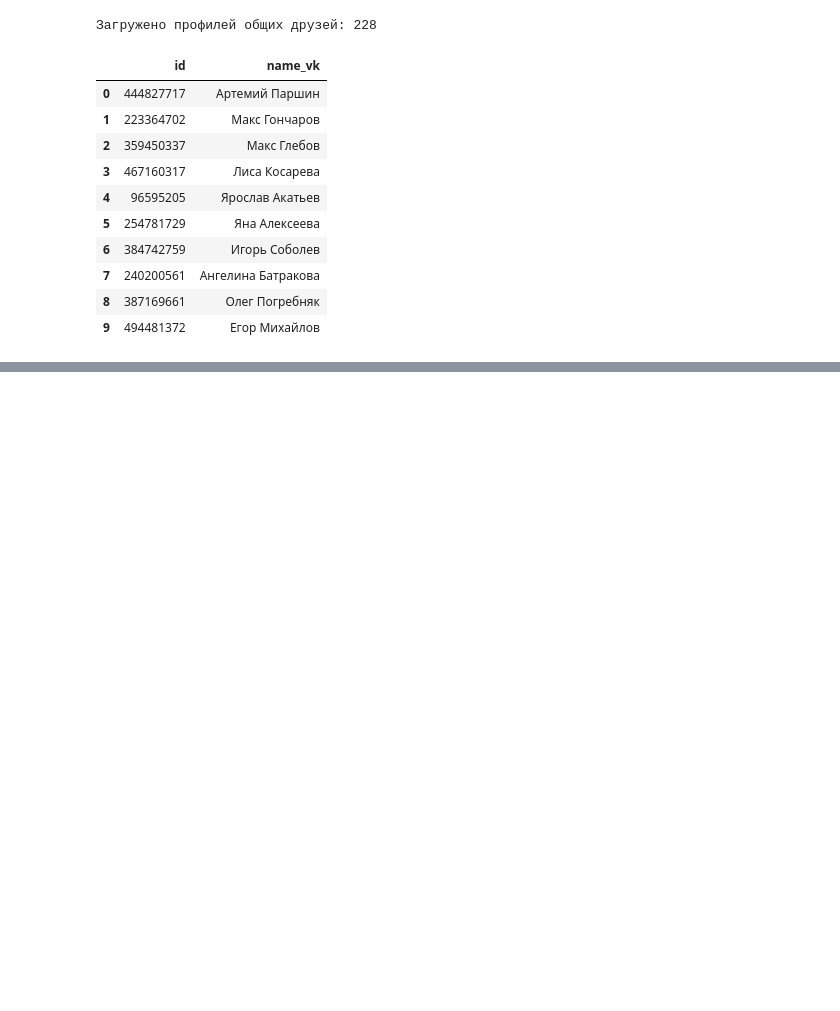
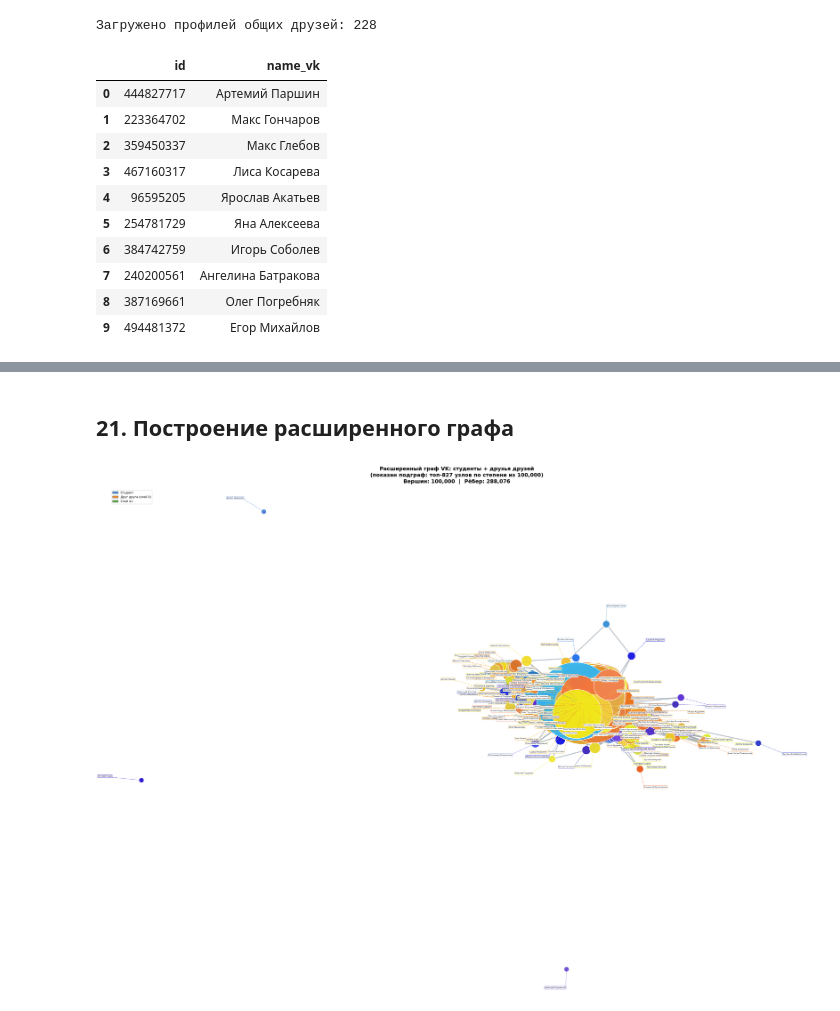
Before and after one commit to Rudnev911/ml_task_vk, a Jupyter notebook: vk_centrality_analysis.ipynb, the cells around one changed output, grey strips where cells are left out. Drawn from its saved outputs; the diff is of its cells as text; code cells hidden in the pictures; blank space fills up the shorter version.

```diff
--- a/vk_centrality_analysis.ipynb
+++ b/vk_centrality_analysis.ipynb
@@ -1094,3 +1176,5 @@ display(ext_df.head(50))
+# %% [markdown]
+## 21. Построение расширенного графа
 # %%
 plt.rcParams["figure.dpi"] = 130
 
@@ -1140,7 +1224,7 @@ degrees_ext = dict(G_viz.degree())
 node_sizes_ext = [350 + 180 * degrees_ext[n] for n in nodes_ext]
 
 nx.draw_networkx_edges(G_viz, pos_ext, ax=ax,
-                       edge_color="#9AA4B2", width=0.9, alpha=0.28)
+                       edge_color="#9AA4B2", width=4, alpha=0.6)
 
 nx.draw_networkx_nodes(G_viz, pos_ext, ax=ax,
                        nodelist=nodes_ext,
@@ -1159,30 +1243,32 @@ for node in label_nodes:
     direction = direction / norm if norm > 0 else rng2.normal(size=2)
     direction += rng2.normal(0, 0.2, size=2)
     direction /= np.linalg.norm(direction)
     offset = 0.065
     lx, ly = x + direction[0] * offset, y + direction[1] * offset
     ha = "left" if direction[0] >= 0 else "right"
     va = "bottom" if direction[1] >= 0 else "top"
     ax.annotate("", xy=(x, y), xytext=(lx, ly),
                 arrowprops=dict(arrowstyle="-", linestyle=(0, (2, 2)),
                                 color=node_colors_ext[node], lw=1.1, alpha=0.85), zorder=3)
     ax.text(lx, ly, name, fontsize=7.5, color="#202938", ha=ha, va=va,
             bbox=dict(boxstyle="round,pad=0.22", facecolor="white",
                       edgecolor=node_colors_ext[node], linewidth=0.8, alpha=0.95), zorder=4)
 
 legend_elements = [
     mpatches.Patch(facecolor="#4A90D9", edgecolor="#555", label="Студент"),
     mpatches.Patch(facecolor="#E8943A", edgecolor="#555", label="Друг друга (слой 3)"),
     mpatches.Patch(facecolor="#5CAB4A", edgecolor="#555", label="Слой 4+"),
 ]
 ax.legend(handles=legend_elements, loc="upper left", fontsize=11,
           frameon=True, fancybox=True)
 
 ax.set_title(
     f"Расширенный граф VK: студенты + друзья друзей{viz_note}\n"
     f"Вершин: {G_ext.number_of_nodes():,}  |  Рёбер: {G_ext.number_of_edges():,}",
     fontsize=20, fontweight="bold", pad=22
 )
 ax.axis("off")
 fig.subplots_adjust(left=0.04, right=0.96, top=0.93, bottom=0.04)
 plt.show()
+# %% [output]
+[figure, added]
```
Also changed, not shown: parts of 18 cells of this notebook.
